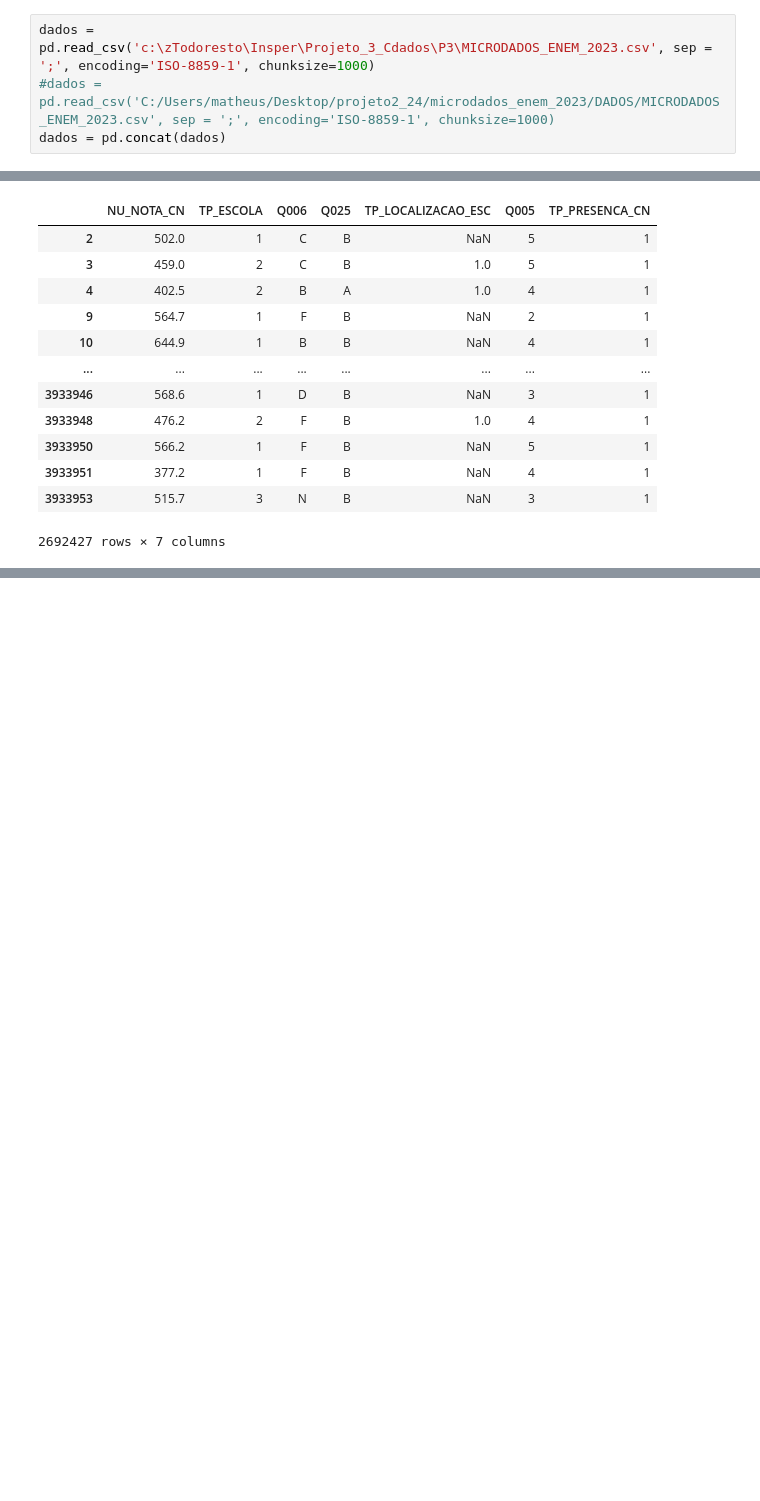
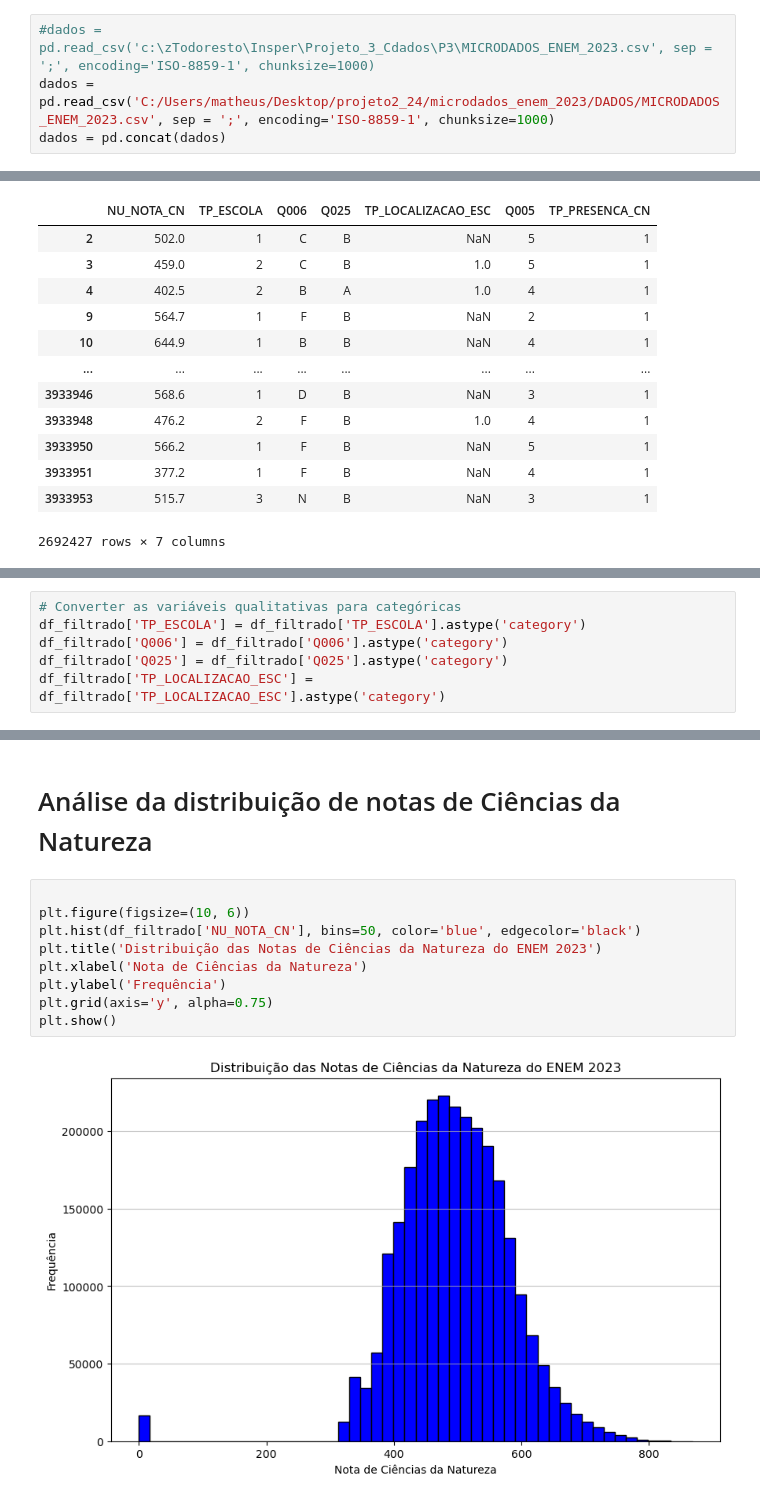
Before and after one commit to mathbelar/Projeto3, a Jupyter notebook: projeto3.ipynb, the cells around one changed output, grey strips where cells are left out. Cells and saved outputs as stored; diff of their text form; blank space fills up the shorter version.

```diff
--- a/projeto3.ipynb
+++ b/projeto3.ipynb
@@ -30,6 +83,6 @@ c:\zTodoresto\Insper\Projeto_3_Cdados\P3\Projeto3
 # %%
-dados = pd.read_csv('c:\zTodoresto\Insper\Projeto_3_Cdados\P3\MICRODADOS_ENEM_2023.csv', sep = ';', encoding='ISO-8859-1', chunksize=1000)
-#dados = pd.read_csv('C:/Users/matheus/Desktop/projeto2_24/microdados_enem_2023/DADOS/MICRODADOS_ENEM_2023.csv', sep = ';', encoding='ISO-8859-1', chunksize=1000)
+#dados = pd.read_csv('c:\zTodoresto\Insper\Projeto_3_Cdados\P3\MICRODADOS_ENEM_2023.csv', sep = ';', encoding='ISO-8859-1', chunksize=1000)
+dados = pd.read_csv('C:/Users/matheus/Desktop/projeto2_24/microdados_enem_2023/DADOS/MICRODADOS_ENEM_2023.csv', sep = ';', encoding='ISO-8859-1', chunksize=1000)
 dados = pd.concat(dados)
 # %% [markdown]
 A partir dos dados originais, foi criado um novo dataframe com as colunas que nos interessam para a análise.
@@ -60,0 +118,6 @@ df_filtrado
+# %%
+# Converter as variáveis qualitativas para categóricas
+df_filtrado['TP_ESCOLA'] = df_filtrado['TP_ESCOLA'].astype('category')
+df_filtrado['Q006'] = df_filtrado['Q006'].astype('category')
+df_filtrado['Q025'] = df_filtrado['Q025'].astype('category')
+df_filtrado['TP_LOCALIZACAO_ESC'] = df_filtrado['TP_LOCALIZACAO_ESC'].astype('category')
@@ -60,0 +149,13 @@ df_filtrado
+# %% [markdown]
+# Análise da distribuição de notas de Ciências da Natureza
+# %%
+
+plt.figure(figsize=(10, 6))
+plt.hist(df_filtrado['NU_NOTA_CN'], bins=50, color='blue', edgecolor='black')
+plt.title('Distribuição das Notas de Ciências da Natureza do ENEM 2023')
+plt.xlabel('Nota de Ciências da Natureza')
+plt.ylabel('Frequência')
+plt.grid(axis='y', alpha=0.75)
+plt.show()
+# %% [output]
+[figure, added]
```
Also changed, not shown: parts of 15 cells of this notebook.
